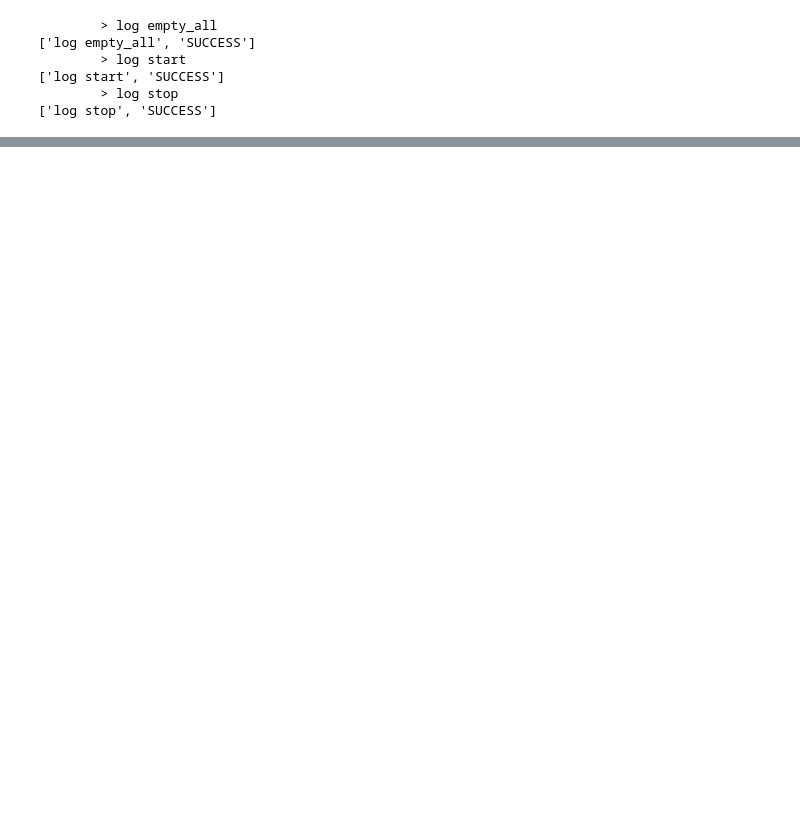
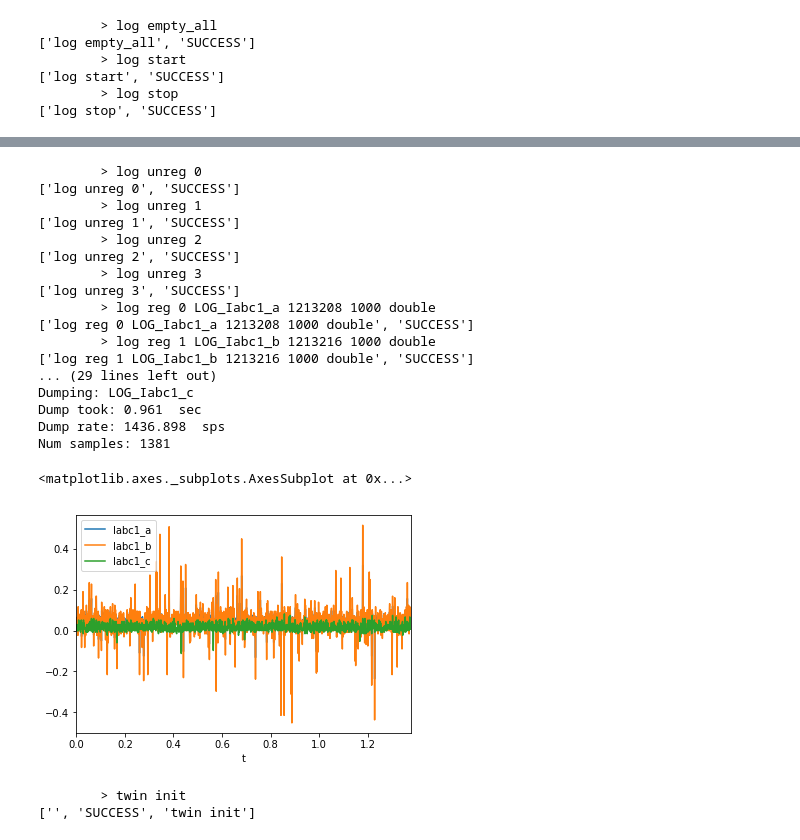
Before and after one commit to Zhouzhou377/Bearingless-Machine, a Jupyter notebook: My_C_Code/Scripts/Cabinet_test.ipynb, the cells around one changed output, grey strips where cells are left out. Saved outputs shown, nothing was run; the diff lists cells and outputs as text; code cells hidden in the pictures; blank space fills up the shorter version.

Commit message:
Complete first time close loop

```diff
--- a/My_C_Code/Scripts/Cabinet_test.ipynb
+++ b/My_C_Code/Scripts/Cabinet_test.ipynb
@@ -174,0 +228,44 @@ data.filter(regex="Ix_star").plot()
+# %%
+logger.unregister_all()
+logger.register('Iabc1_a Iabc1_b Iabc1_c', samples_per_sec = 1000, var_type = 'double')
+
+# View which variables are logged
+logger.info()
+
+logger.clear_all()
+logger.start()
+
+# DATA IS BEING RECORDED
+time.sleep(1)
+
+logger.stop()
+
+data = logger.dump(file = 'test_data.csv')
+data
+
+data.filter(regex="^Iabc1_a|Iabc1_b|Iabc1_c$").plot()
+# %% [output]
+        > log unreg 0
+['log unreg 0', 'SUCCESS']
+        > log unreg 1
+['log unreg 1', 'SUCCESS']
+        > log unreg 2
+['log unreg 2', 'SUCCESS']
+        > log unreg 3
+['log unreg 3', 'SUCCESS']
+        > log reg 0 LOG_Iabc1_a 1213208 1000 double
+['log reg 0 LOG_Iabc1_a 1213208 1000 double', 'SUCCESS']
+        > log reg 1 LOG_Iabc1_b 1213216 1000 double
+['log reg 1 LOG_Iabc1_b 1213216 1000 double', 'SUCCESS']
+... (29 lines left out)
+Dumping: LOG_Iabc1_c
+Dump took: 0.961  sec
+Dump rate: 1436.898  sps
+Num samples: 1381
+<matplotlib.axes._subplots.AxesSubplot at 0x...>
+[figure, added]
+# %%
+cmd.init_twin_ctrl()
+# %% [output]
+        > twin init
+['', 'SUCCESS', 'twin init']
```
Also changed, not shown: parts of 20 cells of this notebook, 37 other files.
